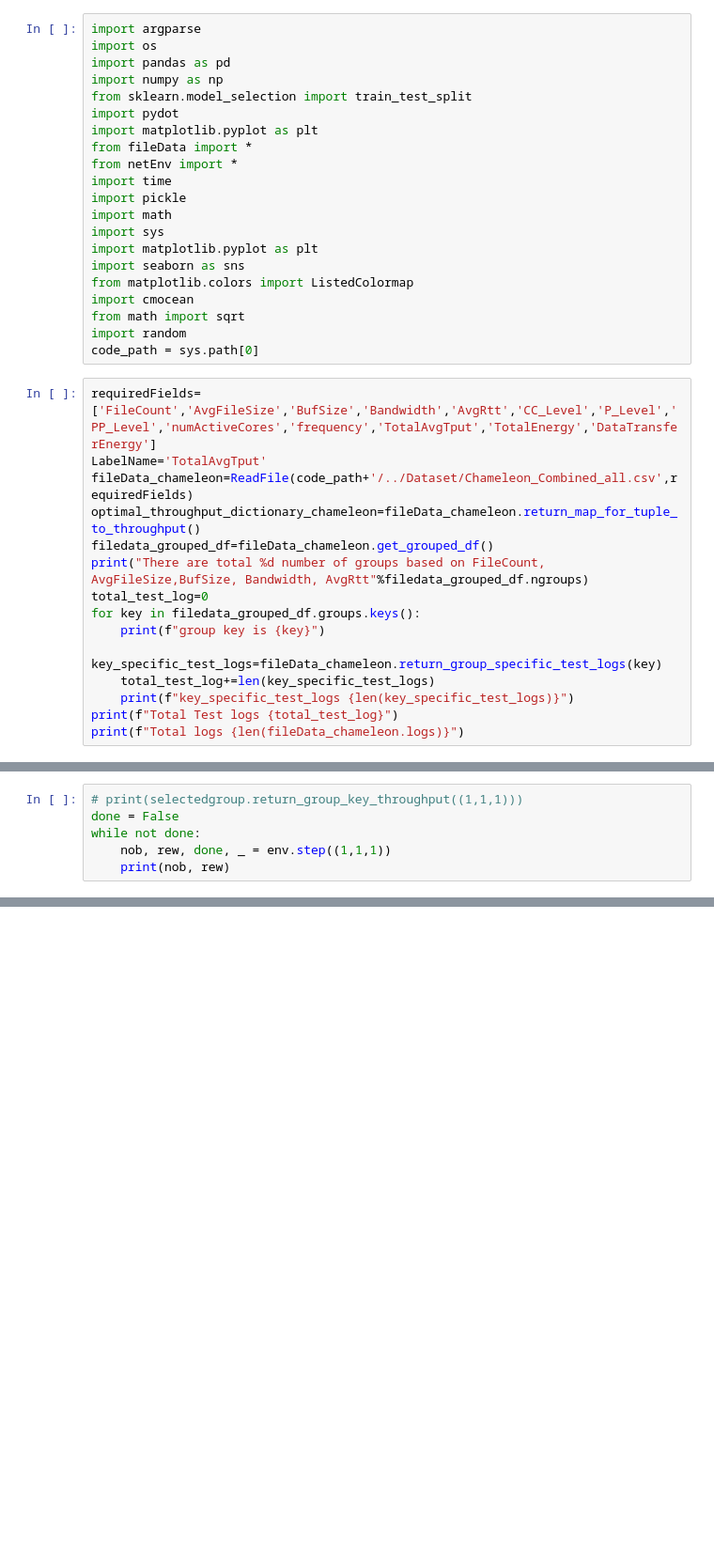
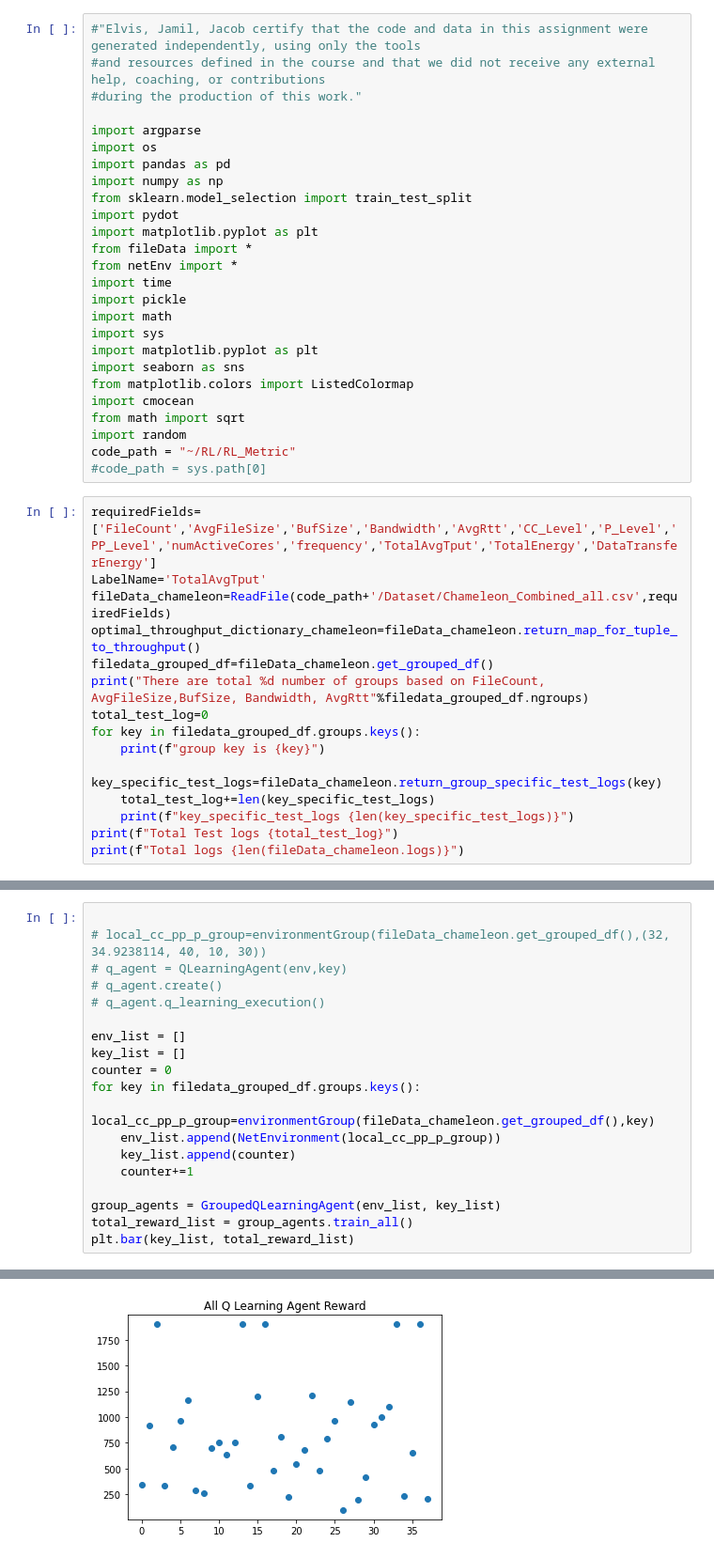
Before and after one commit to jgoldverg/RL_Metric, a Jupyter notebook: codes/driver_code.ipynb, the cells around one changed output, grey strips where cells are left out. Shown at 94% size. Saved outputs shown, nothing was run; the diff lists cells and outputs as text; blank space fills up the shorter version.

Commit message:
driver code update with q learning for all groups

```diff
--- a/codes/driver_code.ipynb
+++ b/codes/driver_code.ipynb
@@ -1,4 +1,8 @@
 # %%
+#"Elvis, Jamil, Jacob certify that the code and data in this assignment were generated independently, using only the tools
+#and resources defined in the course and that we did not receive any external help, coaching, or contributions
+#during the production of this work."
+
 import argparse
 import os
 import pandas as pd
@@ -18,11 +22,12 @@ from matplotlib.colors import ListedColormap
 import cmocean
 from math import sqrt
 import random
-code_path = sys.path[0]
+code_path = "~/RL/RL_Metric"
+#code_path = sys.path[0]
 # %%
 requiredFields=['FileCount','AvgFileSize','BufSize','Bandwidth','AvgRtt','CC_Level','P_Level','PP_Level','numActiveCores','frequency','TotalAvgTput','TotalEnergy','DataTransferEnergy']
 LabelName='TotalAvgTput'
-fileData_chameleon=ReadFile(code_path+'/../Dataset/Chameleon_Combined_all.csv',requiredFields)
+fileData_chameleon=ReadFile(code_path+'/Dataset/Chameleon_Combined_all.csv',requiredFields)
 optimal_throughput_dictionary_chameleon=fileData_chameleon.return_map_for_tuple_to_throughput()
 filedata_grouped_df=fileData_chameleon.get_grouped_df()
 print("There are total %d number of groups based on FileCount, AvgFileSize,BufSize, Bandwidth, AvgRtt"%filedata_grouped_df.ngroups)
@@ -59,9 +124,3 @@ env = NetEnvironment(selectedgroup)
-# %%
-# print(selectedgroup.return_group_key_throughput((1,1,1)))
-done = False
-while not done:
-    nob, rew, done, _ = env.step((1,1,1))
-    print(nob, rew)
 # %%
 for index, row in a_group.iterrows():
     print(index ,row)
@@ -94,0 +352,20 @@ print(selectedgroup.retun_group_key_throughput((4, 1, 2)))
+# %%
+
+# local_cc_pp_p_group=environmentGroup(fileData_chameleon.get_grouped_df(),(32, 34.9238114, 40, 10, 30))
+# q_agent = QLearningAgent(env,key)
+# q_agent.create()
+# q_agent.q_learning_execution()
+
+env_list = []
+key_list = []
+counter = 0
+for key in filedata_grouped_df.groups.keys():
+    local_cc_pp_p_group=environmentGroup(fileData_chameleon.get_grouped_df(),key)
+    env_list.append(NetEnvironment(local_cc_pp_p_group))
+    key_list.append(counter)
+    counter+=1
+
+group_agents = GroupedQLearningAgent(env_list, key_list)
+total_reward_list = group_agents.train_all()
+plt.bar(key_list, total_reward_list)
+# %% [output]
@@ -94,0 +389 @@ print(selectedgroup.retun_group_key_throughput((4, 1, 2)))
+[figure, added]
```
Also changed, not shown: parts of 16 cells of this notebook, 2 other files.
